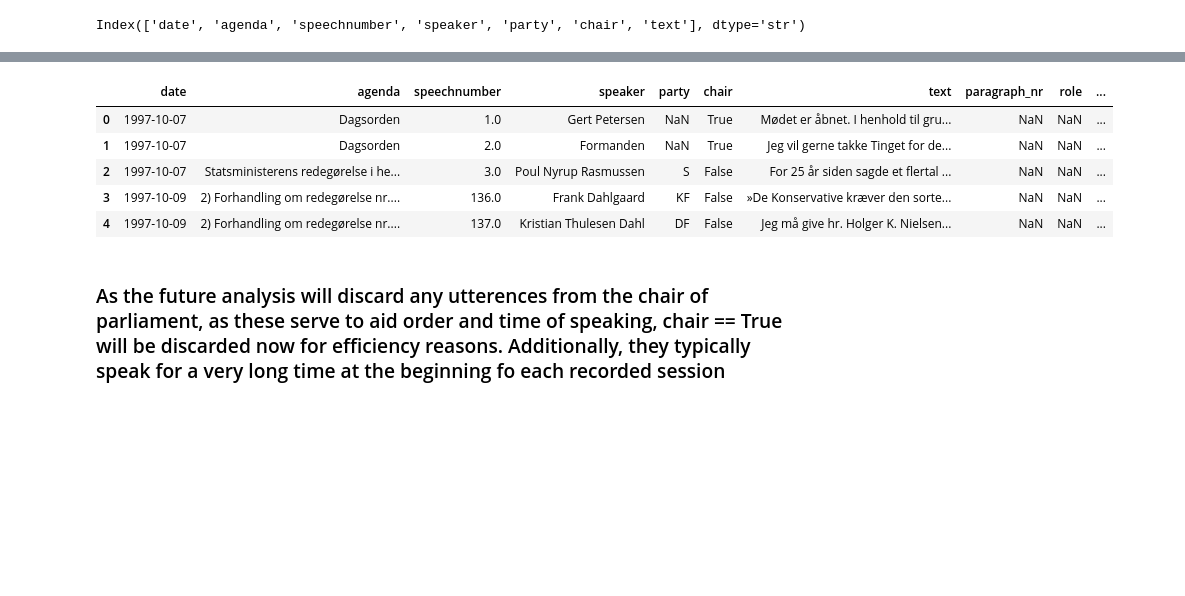
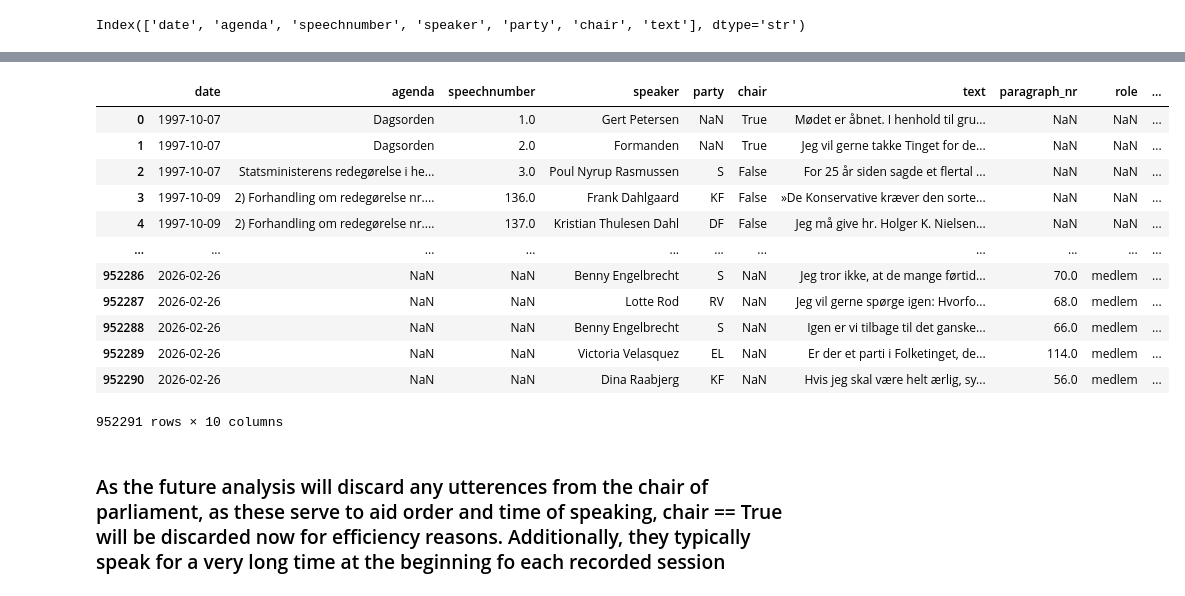
Before and after one commit to Lundsfryd/BlameBERT, a Jupyter notebook: data_making/scripts/initial_data_creation/initial_data_formatting.ipynb, the cells around one changed output, grey strips where cells are left out. Saved outputs shown, nothing was run; the diff lists cells and outputs as text; code cells hidden in the pictures; blank space fills up the shorter version.

```diff
--- a/data_making/scripts/initial_data_creation/initial_data_formatting.ipynb
+++ b/data_making/scripts/initial_data_creation/initial_data_formatting.ipynb
@@ -148,12 +116,18 @@ The merged datasets has coverage from 1997-10-07 to 2026-02-26
-# %%
-#print head of dataset
-df_merged.head()
-# %% [output]
-|  | date | agenda | speechnumber | speaker | party | chair | text | paragraph_nr | role | ... |
-| 0 | 1997-10-07 | Dagsorden | 1.0 | Gert Petersen | NaN | True | Mødet er åbnet. I henhold til gru... | NaN | NaN | ... |
-| 1 | 1997-10-07 | Dagsorden | 2.0 | Formanden | NaN | True | Jeg vil gerne takke Tinget for de... | NaN | NaN | ... |
-| 2 | 1997-10-07 | Statsministerens redegørelse i he... | 3.0 | Poul Nyrup Rasmussen | S | False | For 25 år siden sagde et flertal ... | NaN | NaN | ... |
-| 3 | 1997-10-09 | 2) Forhandling om redegørelse nr.... | 136.0 | Frank Dahlgaard | KF | False | »De Konservative kræver den sorte... | NaN | NaN | ... |
-| 4 | 1997-10-09 | 2) Forhandling om redegørelse nr.... | 137.0 | Kristian Thulesen Dahl | DF | False | Jeg må give hr. Holger K. Nielsen... | NaN | NaN | ... |
+# %%
+df_merged
+# %% [output]
+|  | date | agenda | speechnumber | speaker | party | chair | text | paragraph_nr | role | ... |
+| 0 | 1997-10-07 | Dagsorden | 1.0 | Gert Petersen | NaN | True | Mødet er åbnet. I henhold til gru... | NaN | NaN | ... |
+| 1 | 1997-10-07 | Dagsorden | 2.0 | Formanden | NaN | True | Jeg vil gerne takke Tinget for de... | NaN | NaN | ... |
+| 2 | 1997-10-07 | Statsministerens redegørelse i he... | 3.0 | Poul Nyrup Rasmussen | S | False | For 25 år siden sagde et flertal ... | NaN | NaN | ... |
+| 3 | 1997-10-09 | 2) Forhandling om redegørelse nr.... | 136.0 | Frank Dahlgaard | KF | False | »De Konservative kræver den sorte... | NaN | NaN | ... |
+| 4 | 1997-10-09 | 2) Forhandling om redegørelse nr.... | 137.0 | Kristian Thulesen Dahl | DF | False | Jeg må give hr. Holger K. Nielsen... | NaN | NaN | ... |
+| ... | ... | ... | ... | ... | ... | ... | ... | ... | ... | ... |
+| 952286 | 2026-02-26 | NaN | NaN | Benny Engelbrecht | S | NaN | Jeg tror ikke, at de mange førtid... | 70.0 | medlem | ... |
+| 952287 | 2026-02-26 | NaN | NaN | Lotte Rod | RV | NaN | Jeg vil gerne spørge igen: Hvorfo... | 68.0 | medlem | ... |
+| 952288 | 2026-02-26 | NaN | NaN | Benny Engelbrecht | S | NaN | Igen er vi tilbage til det ganske... | 66.0 | medlem | ... |
+| 952289 | 2026-02-26 | NaN | NaN | Victoria Velasquez | EL | NaN | Er der et parti i Folketinget, de... | 114.0 | medlem | ... |
+| 952290 | 2026-02-26 | NaN | NaN | Dina Raabjerg | KF | NaN | Hvis jeg skal være helt ærlig, sy... | 56.0 | medlem | ... |
+952291 rows × 10 columns
 # %% [markdown]
 ### As the future analysis will discard any utterences from the chair of parliament, as these serve to aid order and time of speaking, chair == True will be discarded now for efficiency reasons. Additionally, they typically speak for a very long time at the beginning fo each recorded session
```
Also changed, not shown: parts of 8 cells of this notebook.
